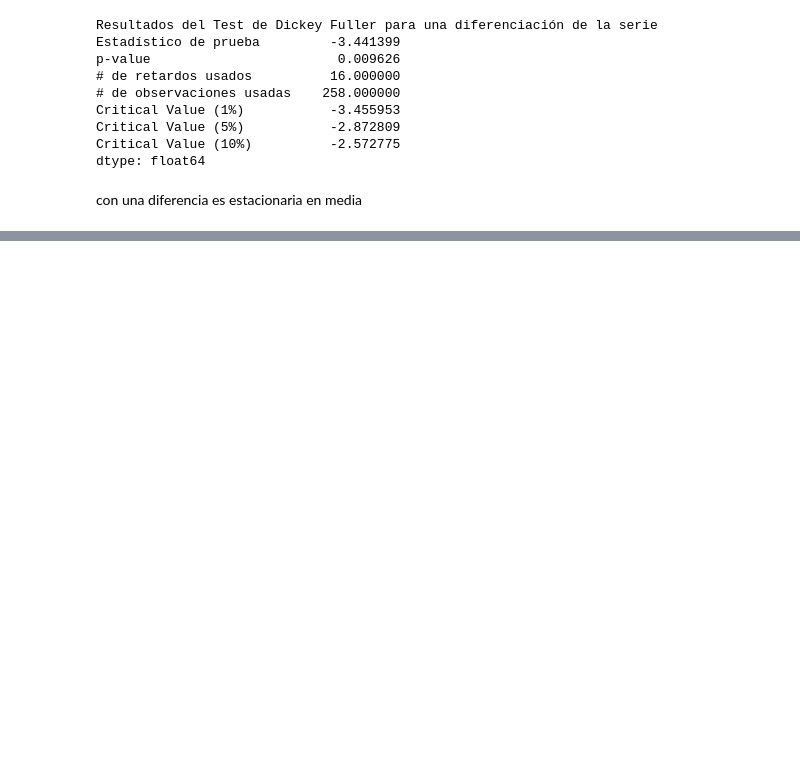
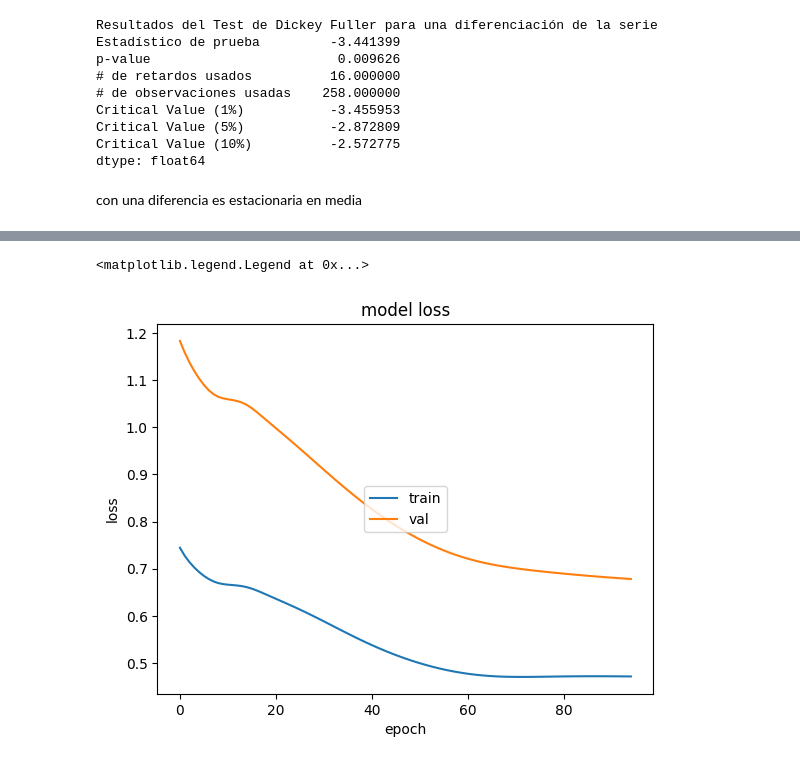
Before and after one commit to DanielRasho/DS-Lab2, a Jupyter notebook: report.ipynb, the cells around one changed output, grey strips where cells are left out. Cells and saved outputs as stored; diff of their text form; code cells hidden in the pictures; blank space fills up the shorter version.

```diff
--- a/report.ipynb
+++ b/report.ipynb
@@ -1727,0 +522,5 @@ plt.show()
+# %%
+x_train = np.reshape(x_train,(x_train.shape[0],1,1))
+x_val = np.reshape(x_val, (x_val.shape[0],1,1))
+x_test = np.reshape(x_test, (x_test.shape[0],1,1))
+len(x_val)
@@ -1727,0 +529,15 @@ plt.show()
+# %%
+from tensorflow.keras.models import Sequential
+from tensorflow.keras.layers import LSTM, Dense, Input
+
+modelo1 = Sequential()
+lote = 1
+unidades = 1
+paso = 1
+caracteristicas = 1  # univariada
+
+modelo1.add(Input(batch_shape=(lote, paso, caracteristicas)))
+modelo1.add(LSTM(units=unidades, stateful=True))
+modelo1.add(Dense(1))
+
+modelo1.summary()
@@ -1727,0 +556,13 @@ plt.show()
+# %%
+modelo1.compile(loss='mean_squared_error',optimizer="rmsprop")
+# %%
+epocas = 95
+history= modelo1.fit(
+    x = x_train,
+    y = y_train,
+    batch_size = lote,
+    epochs = epocas,
+    shuffle = False,
+    validation_data = (x_val,y_val),
+    verbose=1
+)
@@ -1727,0 +587,10 @@ plt.show()
+# %%
+plt.plot(history.history['loss'])
+plt.plot(history.history['val_loss'])
+plt.title('model loss')
+plt.ylabel('loss')
+plt.xlabel('epoch')
+plt.legend(['train', 'val'], loc='center')
+# %% [output]
+<matplotlib.legend.Legend at 0x...>
+[figure, added]
```
Also changed, not shown: parts of 176 cells of this notebook.
